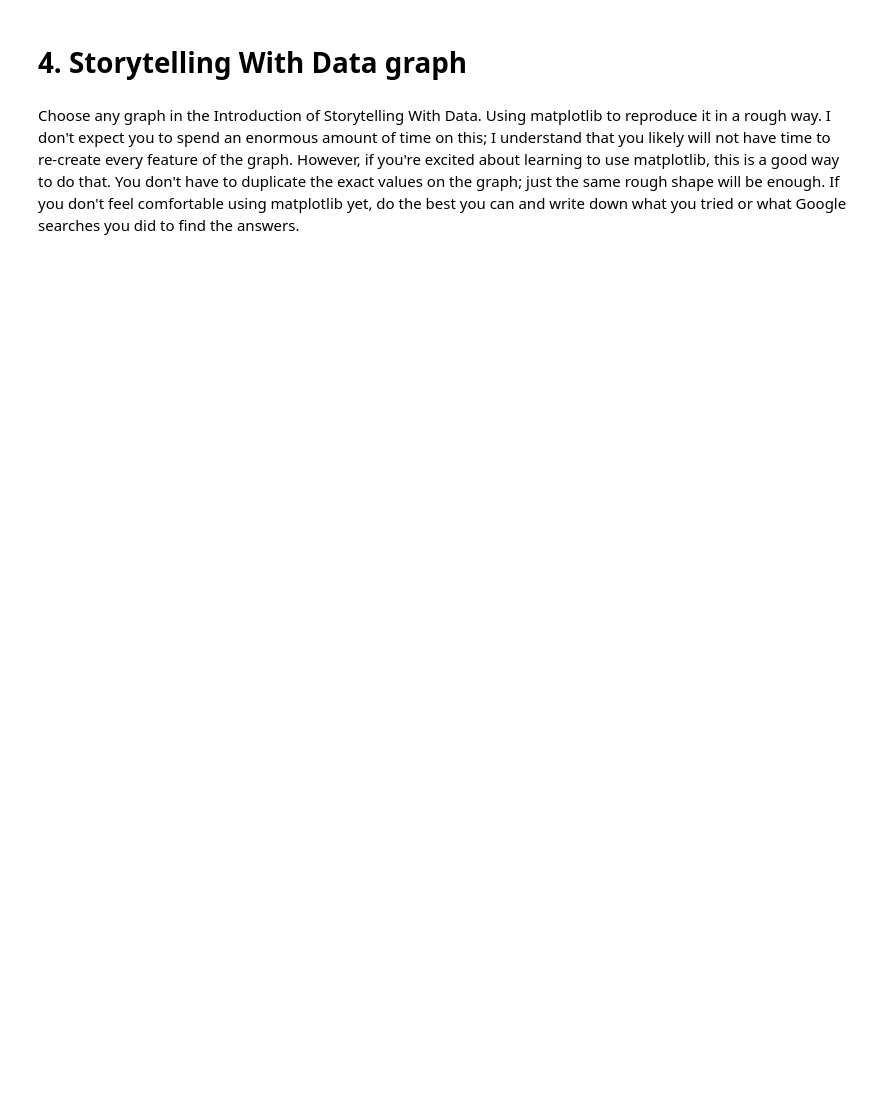
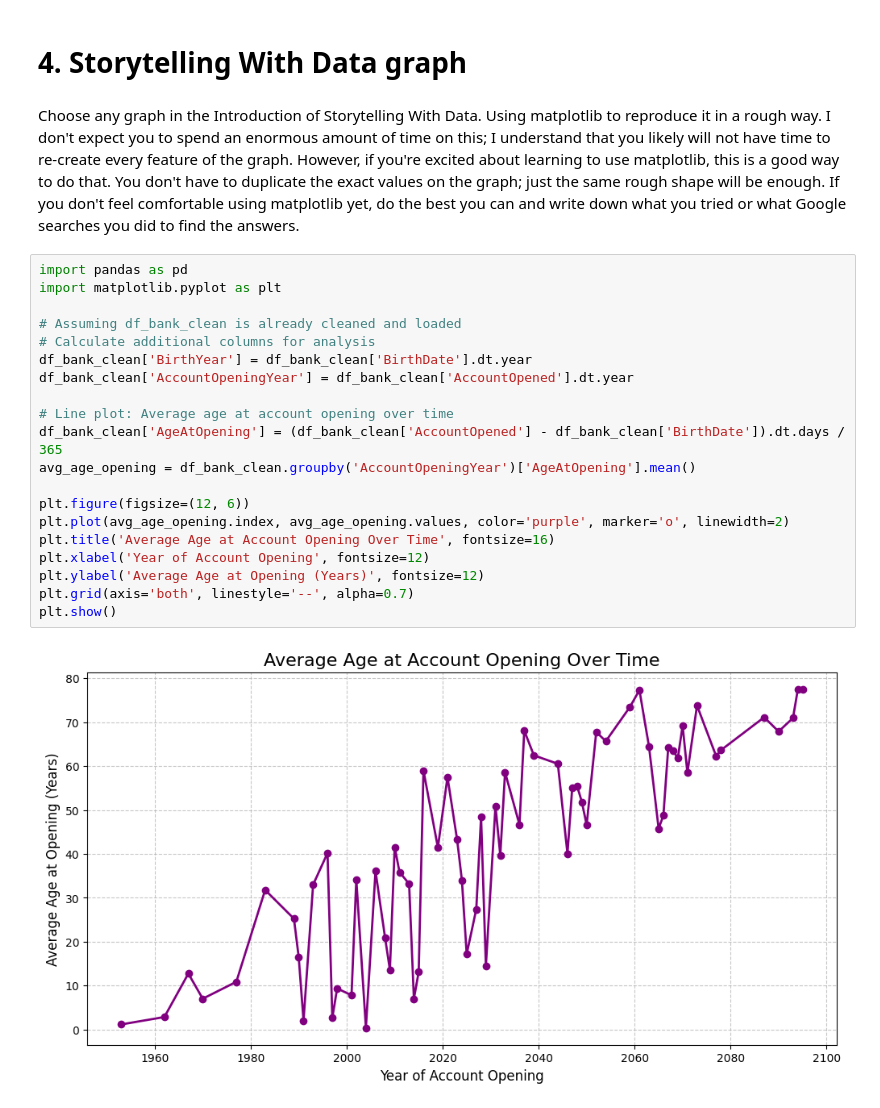
Before and after one commit to surendrakoth/2025-spring-B2, a Jupyter notebook: Week1.ipynb, the cells around one changed output. Drawn from its saved outputs; the diff is of its cells as text; blank space fills up the shorter version.

```diff
--- a/Week1.ipynb
+++ b/Week1.ipynb
@@ -448,3 +573,25 @@ ax.set_xlabel("Birth Date") # label the x axis
 # 4. Storytelling With Data graph
 # %% [markdown]
 Choose any graph in the Introduction of Storytelling With Data.  Using matplotlib to reproduce it in a rough way.  I don't expect you to spend an enormous amount of time on this; I understand that you likely will not have time to re-create every feature of the graph.  However, if you're excited about learning to use matplotlib, this is a good way to do that.  You don't have to duplicate the exact values on the graph; just the same rough shape will be enough.  If you don't feel comfortable using matplotlib yet, do the best you can and write down what you tried or what Google searches you did to find the answers.
+# %%
+import pandas as pd
+import matplotlib.pyplot as plt
+
+# Assuming df_bank_clean is already cleaned and loaded
+# Calculate additional columns for analysis
+df_bank_clean['BirthYear'] = df_bank_clean['BirthDate'].dt.year
+df_bank_clean['AccountOpeningYear'] = df_bank_clean['AccountOpened'].dt.year
+
+# Line plot: Average age at account opening over time
+df_bank_clean['AgeAtOpening'] = (df_bank_clean['AccountOpened'] - df_bank_clean['BirthDate']).dt.days / 365
+avg_age_opening = df_bank_clean.groupby('AccountOpeningYear')['AgeAtOpening'].mean()
+
+plt.figure(figsize=(12, 6))
+plt.plot(avg_age_opening.index, avg_age_opening.values, color='purple', marker='o', linewidth=2)
+plt.title('Average Age at Account Opening Over Time', fontsize=16)
+plt.xlabel('Year of Account Opening', fontsize=12)
+plt.ylabel('Average Age at Opening (Years)', fontsize=12)
+plt.grid(axis='both', linestyle='--', alpha=0.7)
+plt.show()
+# %% [output]
+[figure, added]
```
Also changed, not shown: parts of 10 cells of this notebook.
